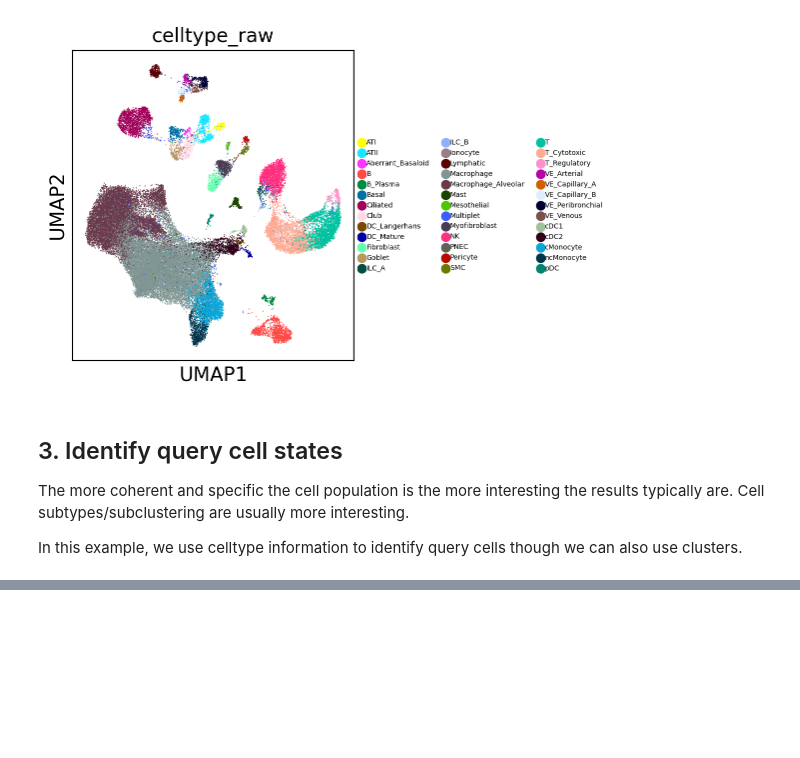
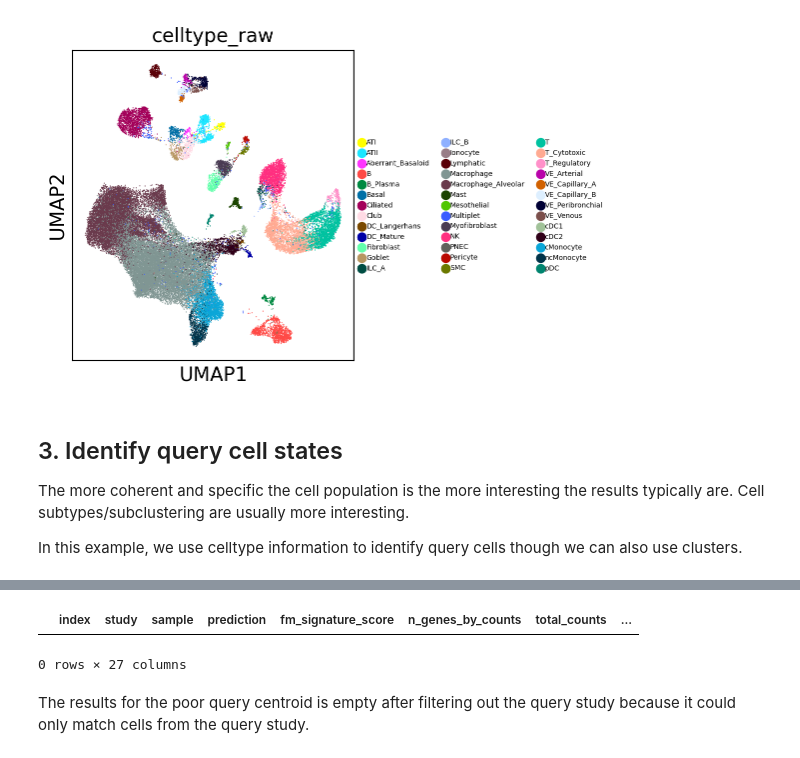
Before and after one commit to Genentech/scimilarity, a Jupyter notebook: docs/notebooks/cell_search_tutorial_3.ipynb, the cells around one changed output, grey strips where cells are left out. Cells and saved outputs as stored; diff of their text form; code cells hidden in the pictures; blank space fills up the shorter version.

```diff
--- a/docs/notebooks/cell_search_tutorial_3.ipynb
+++ b/docs/notebooks/cell_search_tutorial_3.ipynb
@@ -156,8 +140,7 @@ plot_proportions(query_disease_frequencies, title='disease proportions for most
 # %%
-# Filtering out the query study filtered out all cells as it did not retrieve any cells outside the query study
-# Potentially this is due to the lack of good centroid quality
-
 query_study = 'DS000011735'
 filtered_result_metadata = macrophage_metadata[macrophage_metadata.study!=query_study]
-query_disease_frequencies = calculate_disease_proportions(filtered_result_metadata)
-plot_proportions(query_disease_frequencies, title='disease proportions for most similar cells')
+display(filtered_result_metadata)
+# %% [output]
+|  | index | study | sample | prediction | fm_signature_score | n_genes_by_counts | total_counts | ... |
+0 rows × 27 columns
@@ -165,0 +147,2 @@ macrophage_metadata
+# %% [markdown]
+The results for the poor query centroid is empty after filtering out the query study because it could only match cells from the query study.
```
Also changed, not shown: parts of 17 cells of this notebook, 1 other file.
